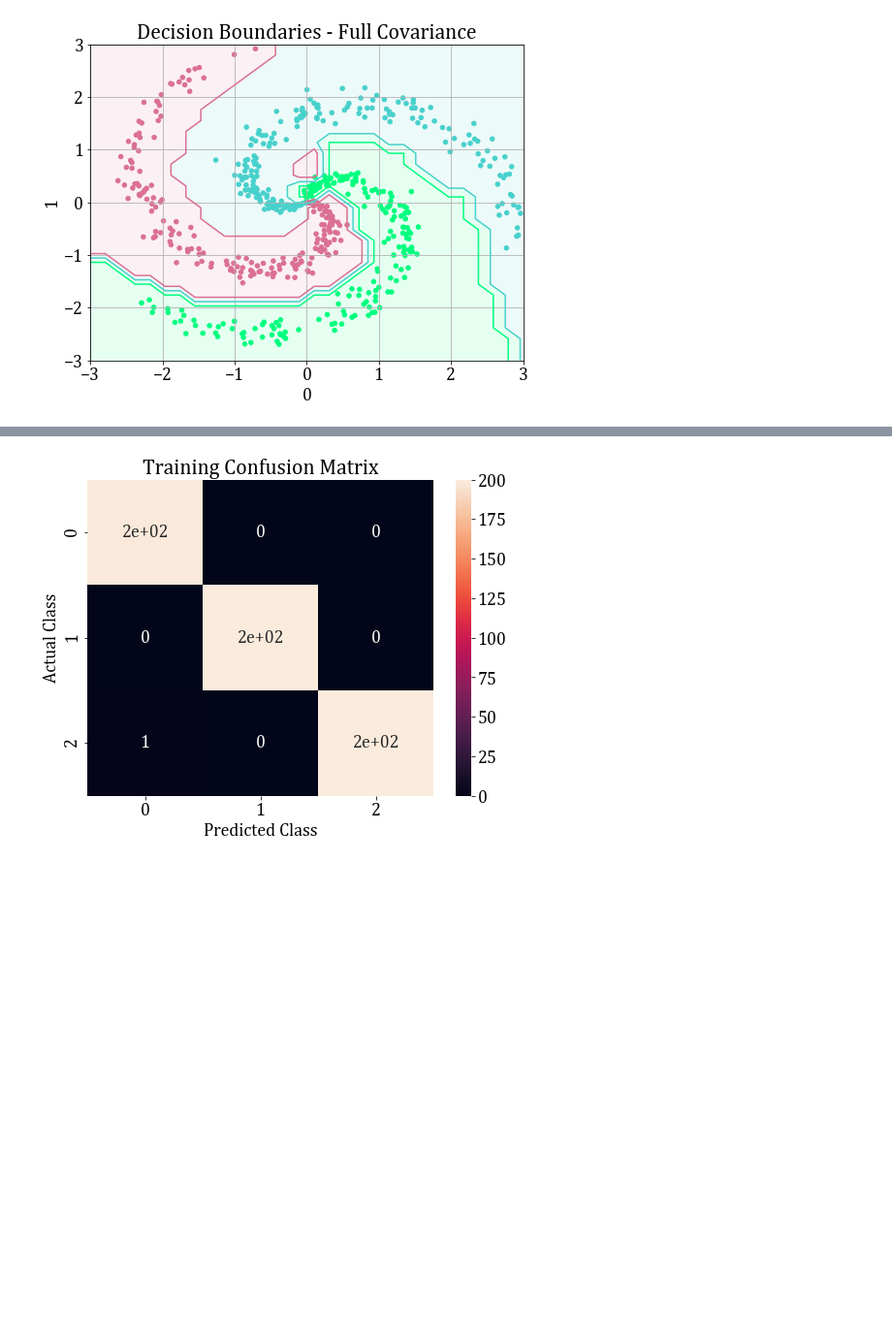
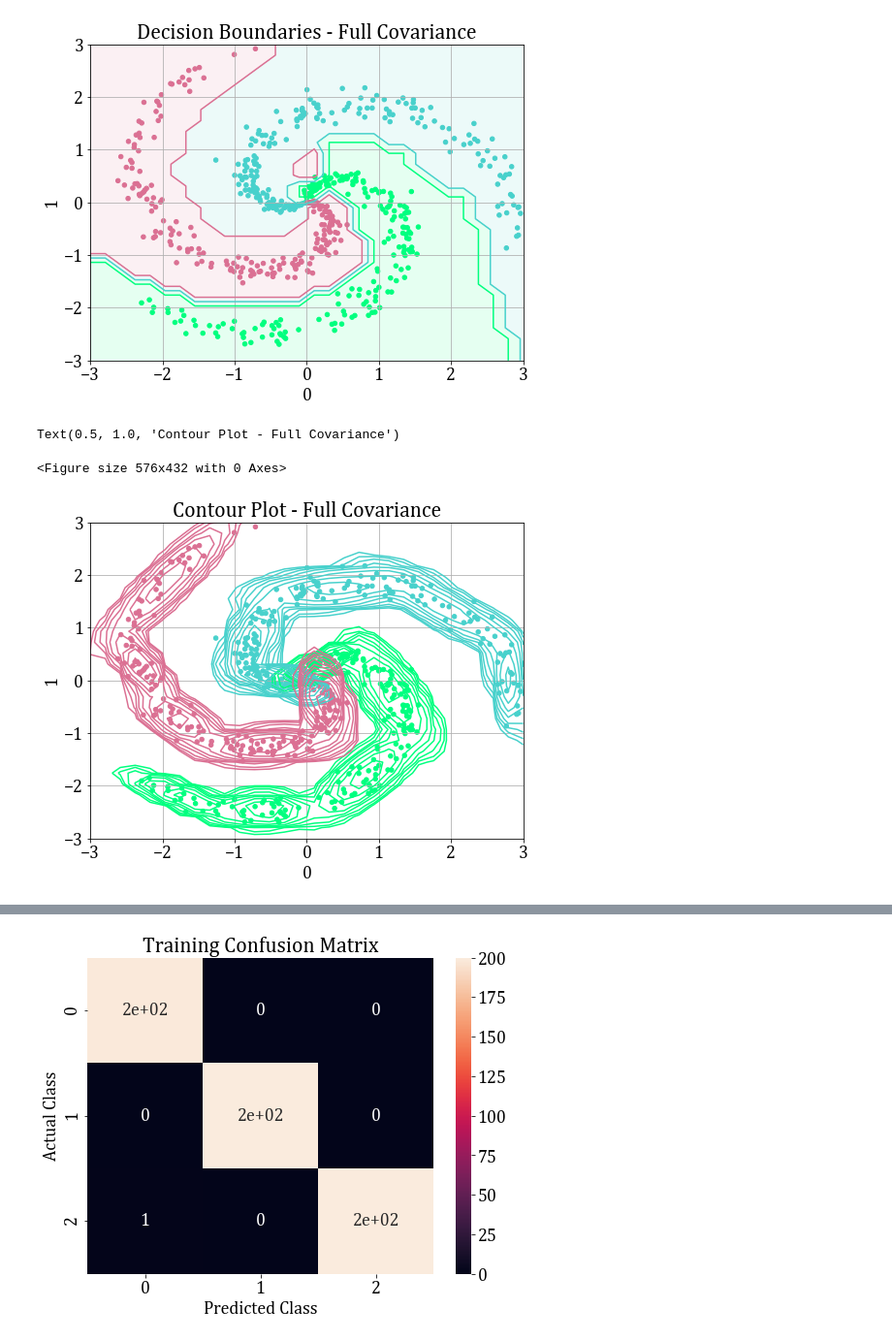
Before and after one commit to sowmyamanojna/CS5691-PRML-Assignments, a Jupyter notebook: assignment2/codes/1b-full-covariance.ipynb, the cells around one changed output, grey strips where cells are left out. Shown: that part at 97% size. Drawn from its saved outputs; the diff is of its cells as text; code cells hidden in the pictures; blank space fills up the shorter version.

```diff
--- a/assignment2/codes/1b-full-covariance.ipynb
+++ b/assignment2/codes/1b-full-covariance.ipynb
@@ -180,3 +152,31 @@ plt.show()
 # %% [output]
 <Figure size 576x432 with 0 Axes>
 [figure]
+# %%
+classes = np.unique(df[2])
+q_list = list(range(2,10))
+
+# color_list = np.random.rand(len(classes), 3)
+color_list = ["springgreen", "mediumturquoise", "palevioletred"]
+x, y = np.mgrid[-3:3:30j, -3:3:30j]
+xy = np.column_stack([x.flat, y.flat])
+
+z0 = gmm_list[0.0][3].gaussian_val(xy)
+z0 = z0.reshape(x.shape)
+
+z1 = gmm_list[1.0][3].gaussian_val(xy)
+z1 = z1.reshape(x.shape)
+
+z2 = gmm_list[2.0][3].gaussian_val(xy)
+z2 = z2.reshape(x.shape)
+
+plt.figure()
+df.plot.scatter(0, 1, c=[color_list[int(i)] for i in df[2]], alpha=1)
+plt.contour(x, y, z0, levels=np.logspace(-2,2,20), colors=color_list[0])
+plt.contour(x, y, z1, levels=np.logspace(-2,2,20), colors=color_list[1])
+plt.contour(x, y, z2, levels=np.logspace(-2,2,20), colors=color_list[2])
+plt.title("Contour Plot - Full Covariance")
+# %% [output]
+Text(0.5, 1.0, 'Contour Plot - Full Covariance')
+<Figure size 576x432 with 0 Axes>
+[figure, added]
```
Also changed, not shown: parts of 3 cells of this notebook.
